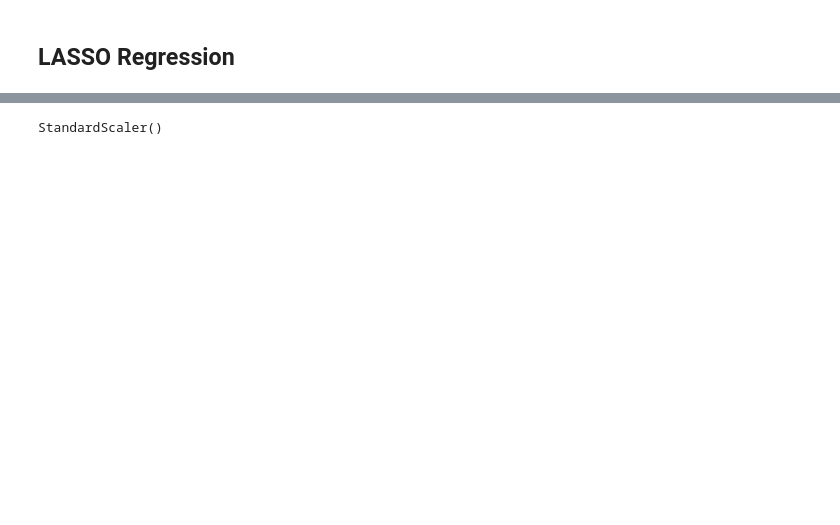
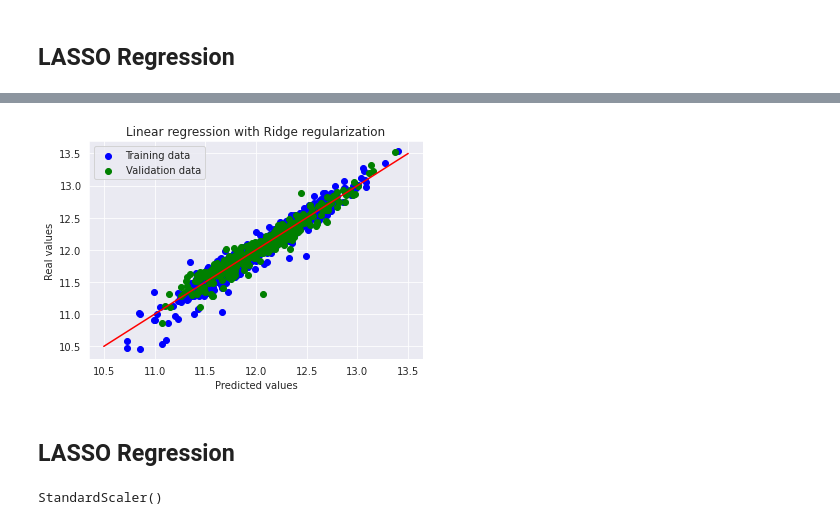
Before and after one commit to wrzdylan/HousingPrice, a Jupyter notebook: feature_selection.ipynb, the cells around one changed output, grey strips where cells are left out. Drawn from its saved outputs; the diff is of its cells as text; code cells hidden in the pictures; blank space fills up the shorter version.

```diff
--- a/feature_selection.ipynb
+++ b/feature_selection.ipynb
@@ -147,0 +260,15 @@ from sklearn.preprocessing import StandardScaler, RobustScaler
+# %%
+# Plot predictions - Real values
+plt.scatter(y_train_rdg, y_train, c="blue", label="Training data")
+plt.scatter(y_test_rdg, y_test, c="green", label="Validation data")
+
+plt.title("Linear regression with Ridge regularization")
+plt.xlabel("Predicted values")
+plt.ylabel("Real values")
+plt.legend(loc="upper left")
+plt.plot([10.5, 13.5], [10.5, 13.5], c="red")
+plt.show()
+# %% [output]
+[figure, added]
+# %% [markdown]
+## LASSO Regression
```
Also changed, not shown: parts of 26 cells of this notebook, 3 other files.
